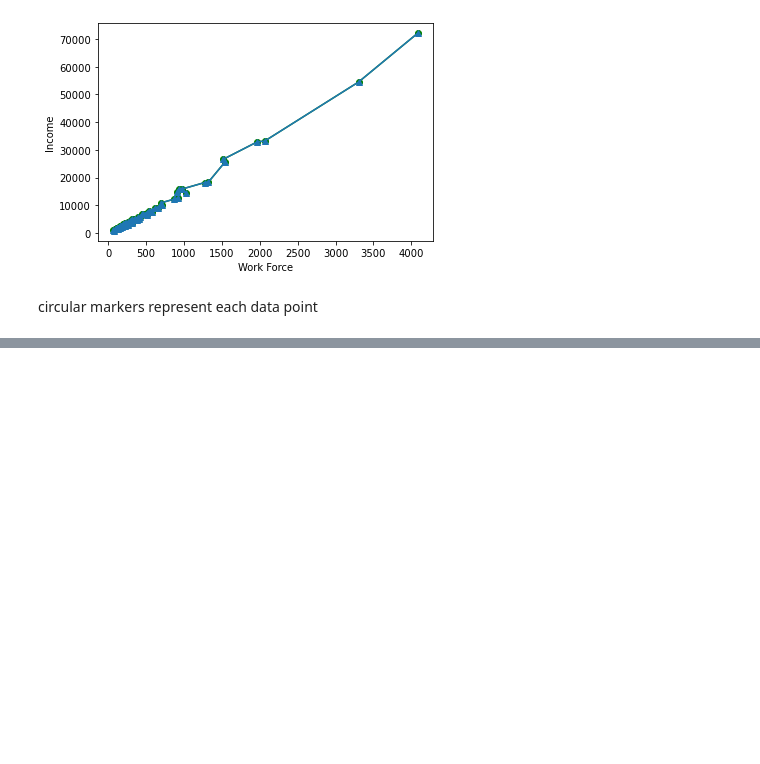
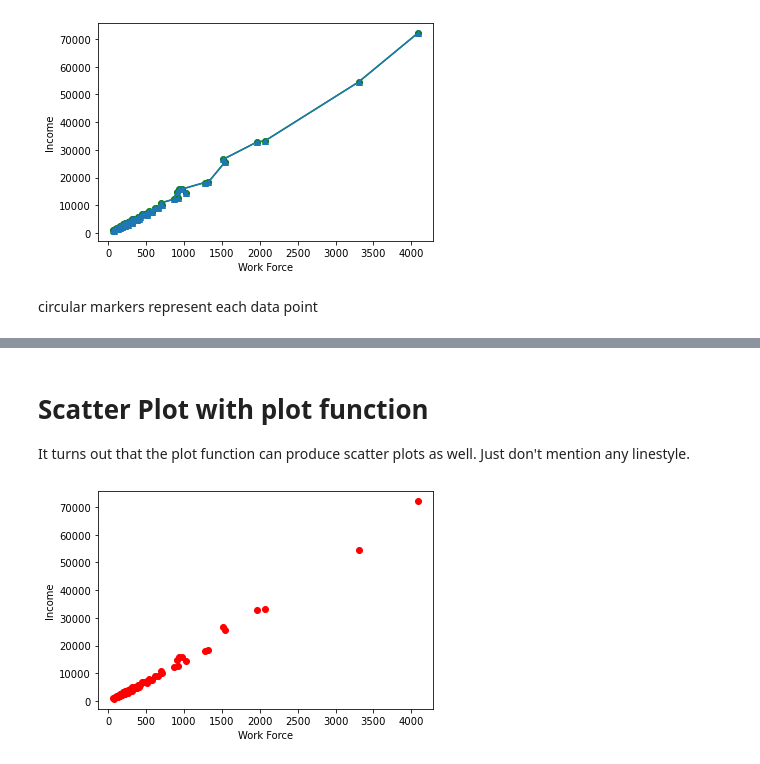
Before and after one commit to eniola-ajala/Data-Science-and-ML-for-beginners, a Jupyter notebook: Introduction to Data Visualization with Matplotlib.ipynb, the cells around one changed output, grey strips where cells are left out. Saved outputs shown, nothing was run; the diff lists cells and outputs as text; code cells hidden in the pictures; blank space fills up the shorter version.

```diff
--- a/Introduction to Data Visualization with Matplotlib.ipynb
+++ b/Introduction to Data Visualization with Matplotlib.ipynb
@@ -474,0 +497,10 @@ circular markers represent each data point
+# %% [markdown]
+# Scatter Plot with plot function
+It turns out that the plot function can produce scatter plots as well. Just don't mention any linestyle.
+# %%
+plt.plot(crime.work_force, crime.income, 'ro') # red color, circular marker
+plt.xlabel("Work Force")
+plt.ylabel("Income")
+plt.show()
+# %% [output]
+[figure, added]
```
Also changed, not shown: parts of 18 cells of this notebook, 1 other file.
